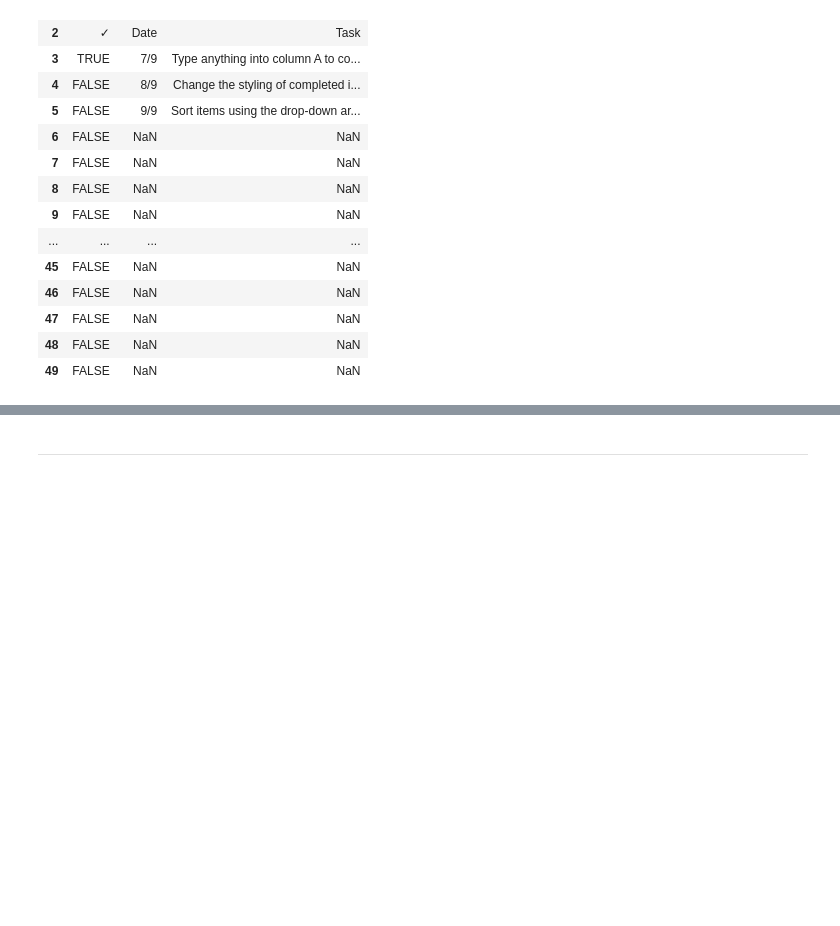
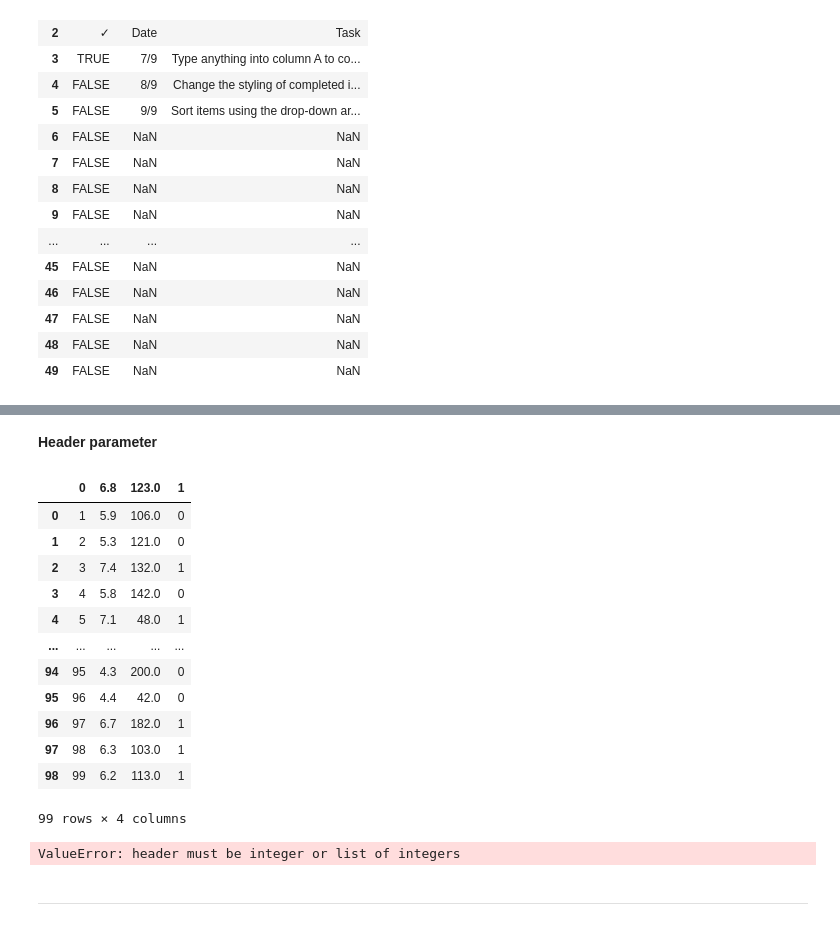
Before and after one commit to theakash07/100_Days_Machine_Learning, a Jupyter notebook: Day_15_Working_with_CSV.ipynb, the cells around one changed output, grey strips where cells are left out. Cells and saved outputs as stored; diff of their text form; code cells hidden in the pictures; blank space fills up the shorter version.

```diff
--- a/Day_15_Working_with_CSV.ipynb
+++ b/Day_15_Working_with_CSV.ipynb
@@ -63,2 +97,24 @@ pd.read_csv('/content/sample-3.tsv',sep="\t",names=['Class','rating','Status'])
+# %% [markdown]
+**Header parameter**
+# %%
+pd.read_csv('/content/placement.csv',header = 1) #if you want to start the header from specific location you co perform this way
+# %% [output]
+|  | 0 | 6.8 | 123.0 | 1 |
+| 0 | 1 | 5.9 | 106.0 | 0 |
+| 1 | 2 | 5.3 | 121.0 | 0 |
+| 2 | 3 | 7.4 | 132.0 | 1 |
+| 3 | 4 | 5.8 | 142.0 | 0 |
+| 4 | 5 | 7.1 | 48.0 | 1 |
+| ... | ... | ... | ... | ... |
+| 94 | 95 | 4.3 | 200.0 | 0 |
+| 95 | 96 | 4.4 | 42.0 | 0 |
+| 96 | 97 | 6.7 | 182.0 | 1 |
+| 97 | 98 | 6.3 | 103.0 | 1 |
+| 98 | 99 | 6.2 | 113.0 | 1 |
+99 rows × 4 columns
+# %%
+pd.read_csv('/content/placement.csv',header='')
+# %% [output]
+ValueError: header must be integer or list of integers
 # %% [markdown]
 ****
```
Also changed, not shown: parts of 3 cells of this notebook.
